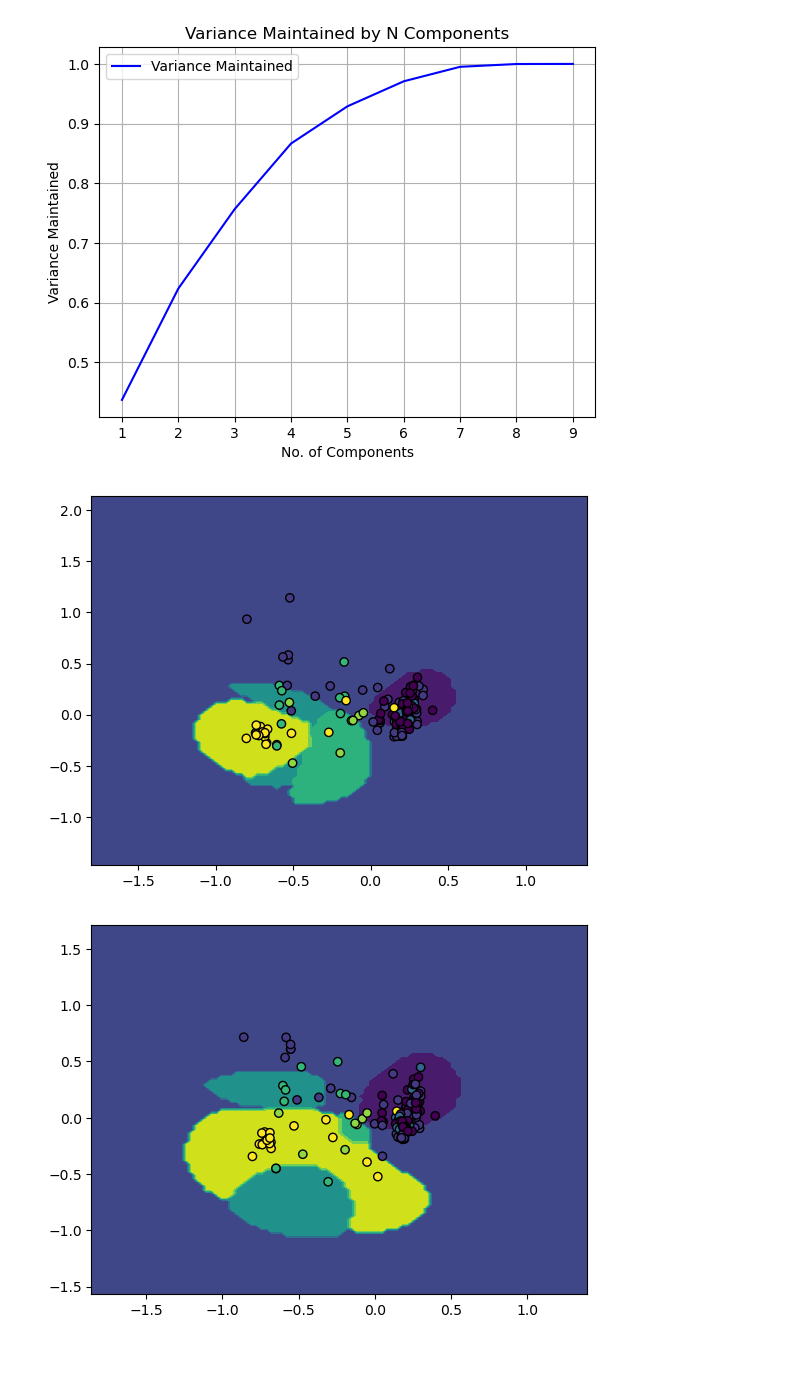
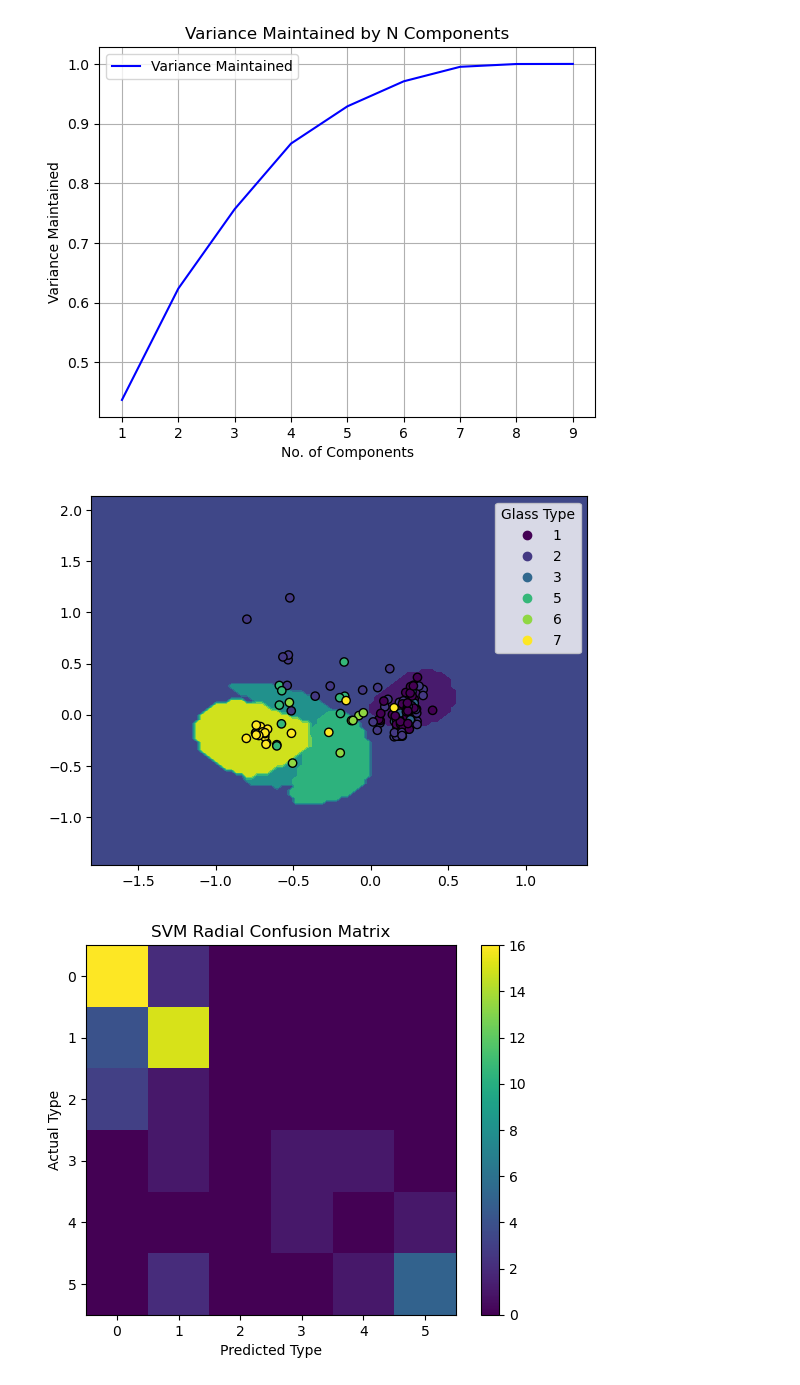
Before and after one commit to elizaclay/Machine-Learning-Optimisation, a Jupyter notebook: COMP2002_Report.ipynb, the cells around one changed output. Cells and saved outputs as stored; diff of their text form; code cells hidden in the pictures; blank space fills up the shorter version.

Commit message:
Improved Boundary Plot with Legend, Experimented with Boundary Plotting for KNN

```diff
--- a/COMP2002_Report.ipynb
+++ b/COMP2002_Report.ipynb
@@ -432,26 +432,42 @@ No. of Components:  9  Variance:  1.0
 # %%
 from sklearn.inspection import DecisionBoundaryDisplay
 
 def plot_boundary():
     display = DecisionBoundaryDisplay.from_estimator(
         exp_svm,
         X_train_pca,
-        response_method="predict")
-    display.ax_.scatter(
-        X_train_pca[:, 0], X_train_pca[:, 1], c=y_train, edgecolor="black"
+        response_method="predict",
+        #cmap = "Dark2",
     )
+    points = display.ax_.scatter(
+        X_train_pca[:, 0], X_train_pca[:, 1], c=y_train, edgecolor="black",
+        #cmap = "Dark2"
+    )
+
+    handles, labels = points.legend_elements()
+    display.ax_.legend(handles, labels, title="Glass Type")
     plt.show()
 
+def plot_prediction():
+    svm_confusion = confusion_matrix(y_test, classifications)
+    plt.imshow(svm_confusion)
+    plt.colorbar()
+    plt.xlabel("Predicted Type")
+    plt.ylabel("Actual Type")
+    plt.title("SVM Radial Confusion Matrix")
+    plt.show()
 
 for r in [0,1,3]:
     X_train, X_test, y_train, y_test = train_test_split(inputs, targets, stratify=targets, random_state=r)
     pca = PCA(n_components=2)
     X_train_pca = pca.fit_transform(X_train)
     X_test_pca = pca.transform(X_test)
 
     exp_svm = SVC(kernel='rbf')
     exp_svm.fit(X_train_pca, y_train)
+    classifications = exp_svm.predict (X_test_pca)
     plot_boundary()
+    plot_prediction()
 # %% [output]
-[figure, old version]
+[figure, new version]
-[figure, old version]
+[figure, new version]
```
Also changed, not shown: parts of 3 cells of this notebook.
